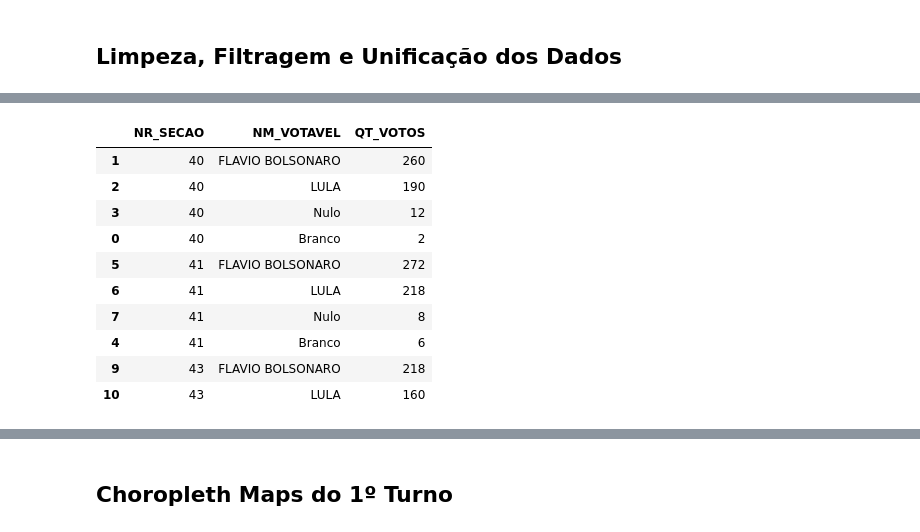
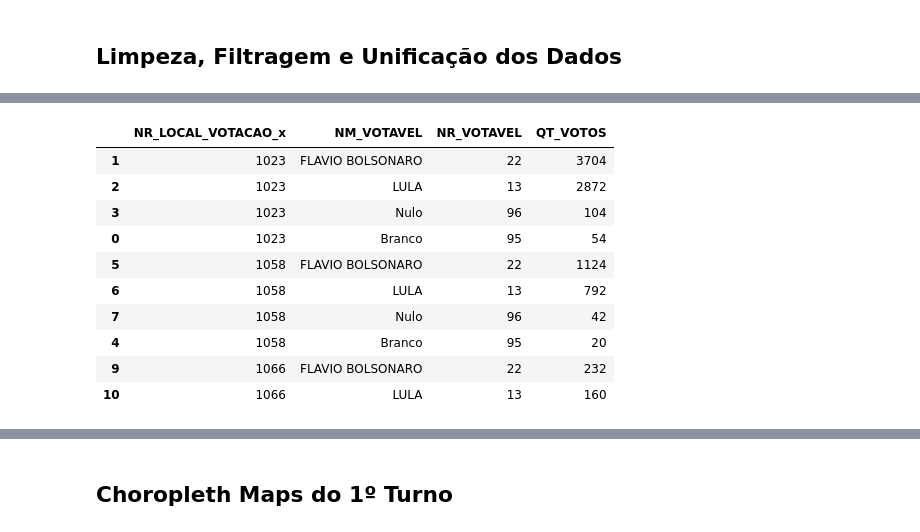
Before and after one commit to Voamorim/TecnologiasDataScience, a Jupyter notebook: FoliumVisualizacao/main.ipynb, the cells around one changed output, grey strips where cells are left out. Saved outputs shown, nothing was run; the diff lists cells and outputs as text; code cells hidden in the pictures.

```diff
--- a/FoliumVisualizacao/main.ipynb
+++ b/FoliumVisualizacao/main.ipynb
@@ -85,20 +104,20 @@ df_secoes_1T.head(10)
 # %%
-df_secoes_2T = (
-    df_turno2.groupby(['NR_SECAO', 'NM_VOTAVEL'], as_index=False)['QT_VOTOS']
+df_locais_2T = (
+    df_turno2.groupby(['NR_LOCAL_VOTACAO_x', 'NM_VOTAVEL', 'NR_VOTAVEL'], as_index=False)['QT_VOTOS']
         .sum()
-        .sort_values(by=['NR_SECAO', 'QT_VOTOS'], ascending=[True, False],)
+        .sort_values(by=['NR_LOCAL_VOTACAO_x', 'QT_VOTOS'], ascending=[True, False],)
 )
 
-df_secoes_2T.head(10)
+df_locais_2T.head(10)
 # %% [output]
-|  | NR_SECAO | NM_VOTAVEL | QT_VOTOS |
-| 1 | 40 | FLAVIO BOLSONARO | 260 |
-| 2 | 40 | LULA | 190 |
-| 3 | 40 | Nulo | 12 |
-| 0 | 40 | Branco | 2 |
-| 5 | 41 | FLAVIO BOLSONARO | 272 |
-| 6 | 41 | LULA | 218 |
-| 7 | 41 | Nulo | 8 |
-| 4 | 41 | Branco | 6 |
-| 9 | 43 | FLAVIO BOLSONARO | 218 |
-| 10 | 43 | LULA | 160 |
+|  | NR_LOCAL_VOTACAO_x | NM_VOTAVEL | NR_VOTAVEL | QT_VOTOS |
+| 1 | 1023 | FLAVIO BOLSONARO | 22 | 3704 |
+| 2 | 1023 | LULA | 13 | 2872 |
+| 3 | 1023 | Nulo | 96 | 104 |
+| 0 | 1023 | Branco | 95 | 54 |
+| 5 | 1058 | FLAVIO BOLSONARO | 22 | 1124 |
+| 6 | 1058 | LULA | 13 | 792 |
+| 7 | 1058 | Nulo | 96 | 42 |
+| 4 | 1058 | Branco | 95 | 20 |
+| 9 | 1066 | FLAVIO BOLSONARO | 22 | 232 |
+| 10 | 1066 | LULA | 13 | 160 |
```
Also changed, not shown: parts of 11 cells of this notebook, 2 other files.
